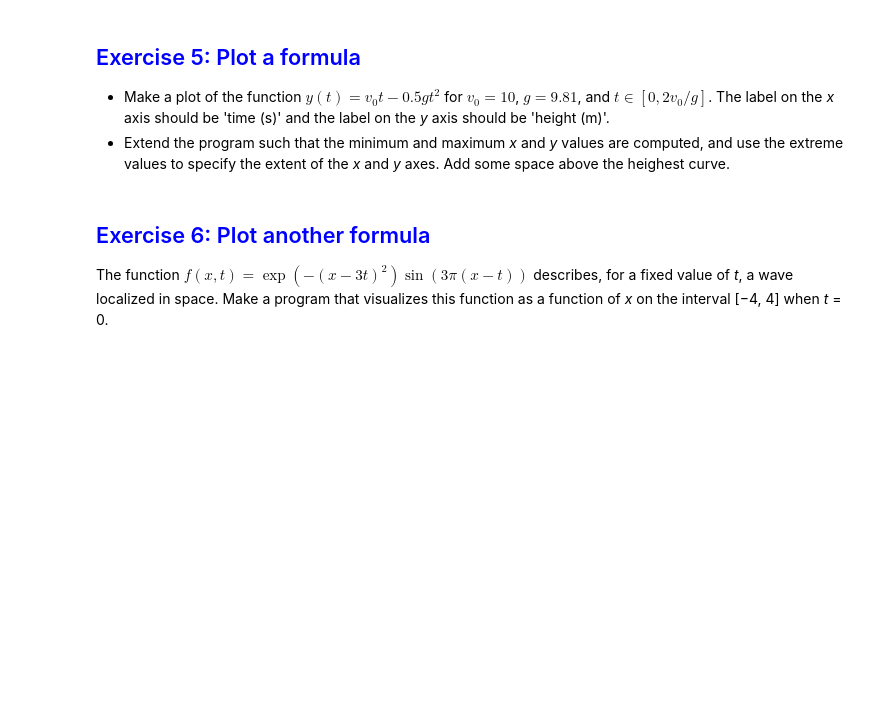
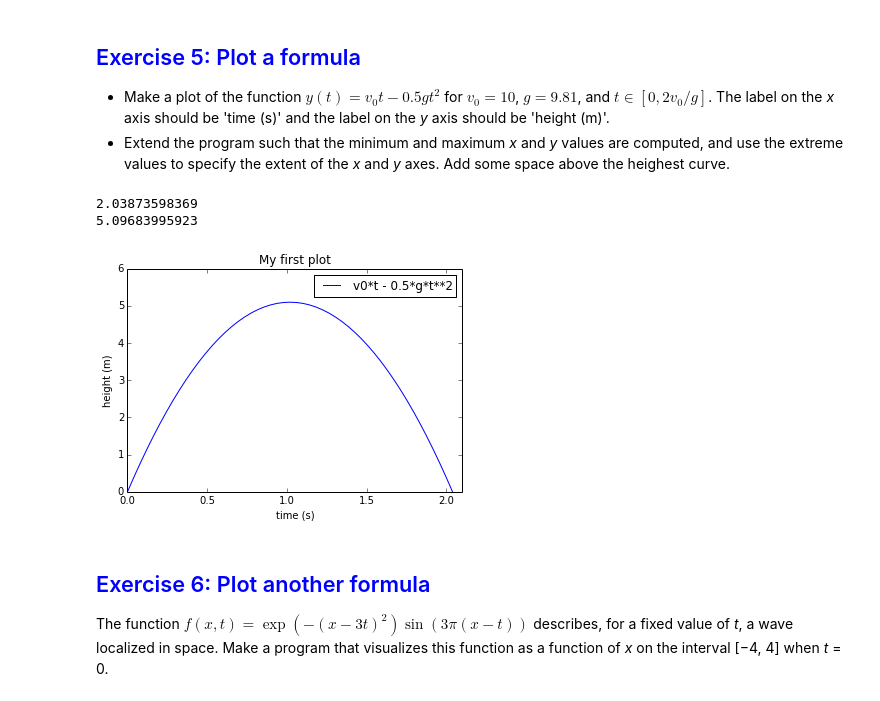
Before and after one commit to mhaigh/Introduction-to-Python-programming-for-MPECDT, a Jupyter notebook: notebook/Python-4.ipynb, the cells around one changed output. Drawn from its saved outputs; the diff is of its cells as text; code cells hidden in the pictures; blank space fills up the shorter version.

```diff
--- a/notebook/Python-4.ipynb
+++ b/notebook/Python-4.ipynb
@@ -290,6 +306,29 @@ show()
 ## <span style="color:blue">Exercise 5: Plot a formula</span>
 * Make a plot of the function $y(t) = v_0t − 0.5gt^2$ for $v_0 = 10$, $g = 9.81$, and $t \in [0, 2v_0/g]$. The label on the *x* axis should be 'time (s)' and the label on the *y* axis should be 'height (m)'.
 * Extend the program such that the minimum and maximum *x* and *y* values are computed, and use the extreme values to specify the extent of the *x* and *y* axes. Add some space above the heighest curve.
+# %%
+v0=10
+g=9.81
+
+t=linspace(0,2*v0/g,51)
+
+def y(t):
+    return v0*t - 0.5*g*t**2
+
+plot(t, y(t))
+xlabel('time (s)')
+ylabel('height (m)')
+legend(('v0*t - 0.5*g*t**2',))
+axis([0, 2.1, 0, 6])
+
+title('My first plot')
+
+print max(t)
+print max(y(t))
+# %% [output]
+2.03873598369
+5.09683995923
+[figure, added]
 # %% [markdown]
 ## <span style="color:blue">Exercise 6: Plot another formula</span>
 The function</br></br>
```
Also changed, not shown: parts of 5 cells of this notebook.
